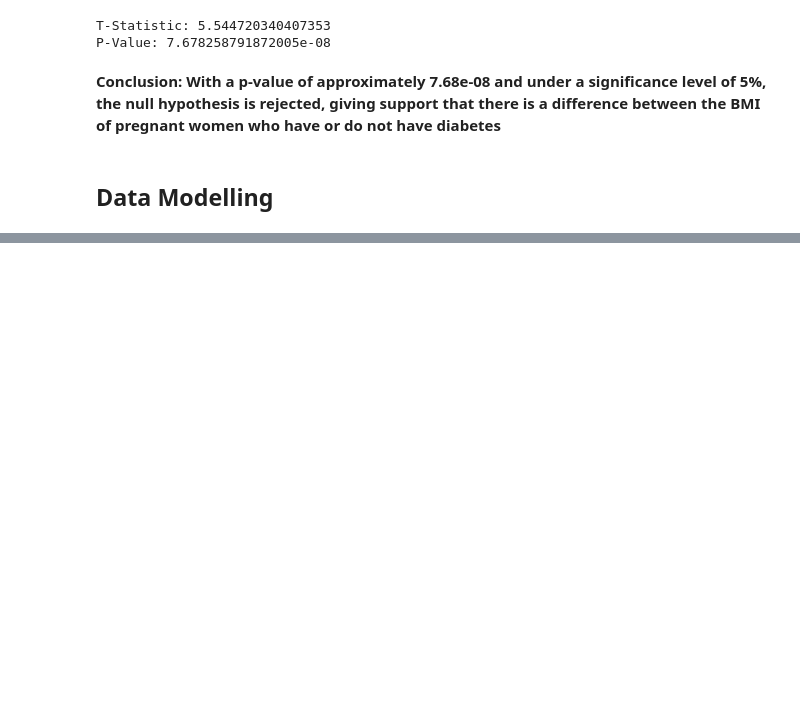
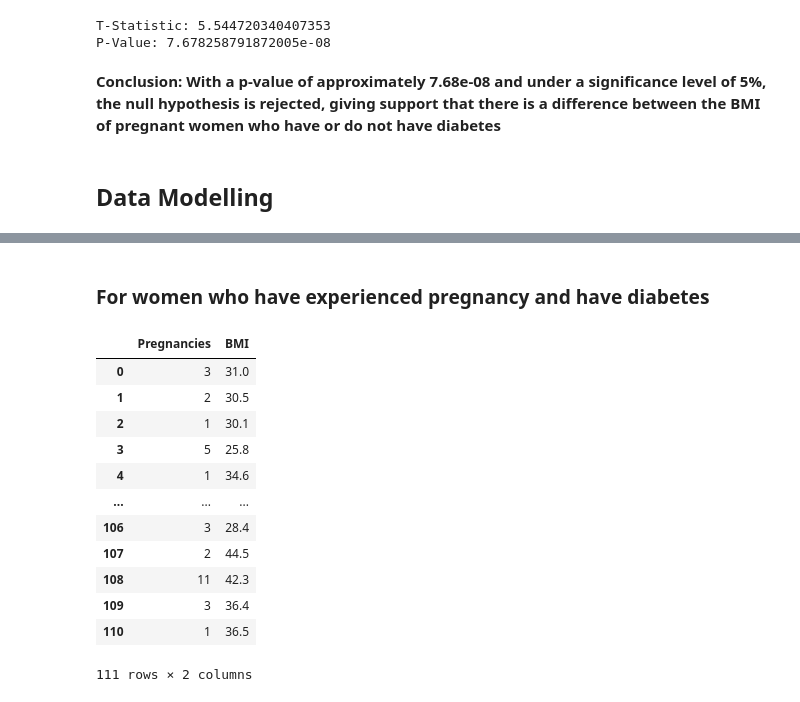
Before and after one commit to houin679/CSMODELPROJECT, a Jupyter notebook: MCO1_CSMODEL.ipynb, the cells around one changed output, grey strips where cells are left out. Cells and saved outputs as stored; diff of their text form; code cells hidden in the pictures; blank space fills up the shorter version.

```diff
--- a/MCO1_CSMODEL.ipynb
+++ b/MCO1_CSMODEL.ipynb
@@ -1143,0 +1196,20 @@ P-Value: 7.678258791872005e-08
+# %% [markdown]
+### **For women who have experienced pregnancy and have diabetes**
+# %%
+outcome_1_df = PW_df[PW_df['Outcome'] == 1].reset_index(drop=True)
+outcome_1_df = outcome_1_df.drop('Outcome', axis=1)
+outcome_1_df
+# %% [output]
+|  | Pregnancies | BMI |
+| 0 | 3 | 31.0 |
+| 1 | 2 | 30.5 |
+| 2 | 1 | 30.1 |
+| 3 | 5 | 25.8 |
+| 4 | 1 | 34.6 |
+| ... | ... | ... |
+| 106 | 3 | 28.4 |
+| 107 | 2 | 44.5 |
+| 108 | 11 | 42.3 |
+| 109 | 3 | 36.4 |
+| 110 | 1 | 36.5 |
+111 rows × 2 columns
```
Also changed, not shown: parts of 10 cells of this notebook, 2 other files.
